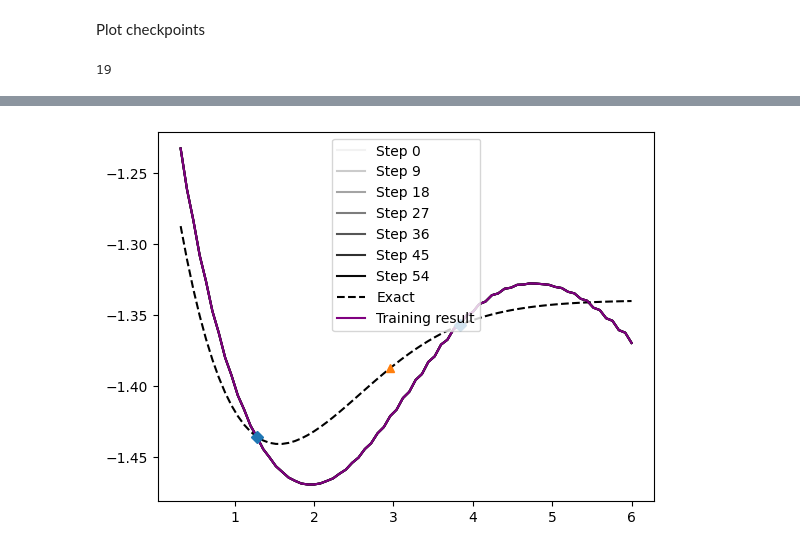
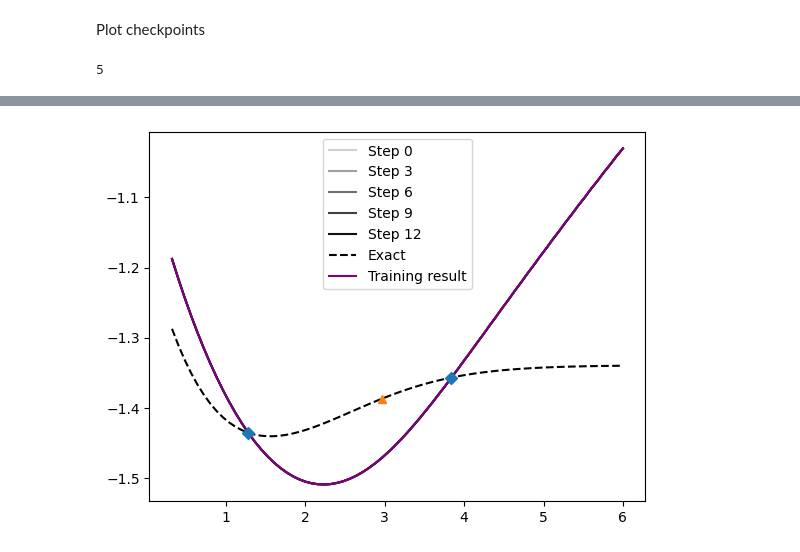
Before and after one commit to jcwang111/nn-dft, a Jupyter notebook: conv_jax_nn.ipynb, the cells around one changed output, grey strips where cells are left out. Saved outputs shown, nothing was run; the diff lists cells and outputs as text; code cells hidden in the pictures.

Commit message:
fixed important error: all previous graphs are actually wrong

```diff
--- a/conv_jax_nn.ipynb
+++ b/conv_jax_nn.ipynb
@@ -292,6 +292,7 @@ for eta in etas:
         result = train_and_return(eta, init_key)
         if result['valid_loss'] < best_valid_loss:
             best_result = result
+            best_valid_loss = result['valid_loss']
 # %% [output]
 Training Cost: 0.0
 Validation Cost: 0.0073933084
@@ -353,29 +339,29 @@ Plot checkpoints
 # %%
 result = best_result #train_and_return(1.0, jnp.array([ 310675292, 2884451463], np.uint32))
 loss_record = result['loss_record']
 print(len(loss_record))
 
-for param, step in loss_record[::3]:
+for param, step in loss_record[::]:
   shade = 1 - (step+3) / (result['num_steps']+3)
   plt.plot(data.distances, nuclear_energy+predict(param, data.densities), color=(shade, shade, shade), label=f'Step {step}')
 
 plt.plot(data.distances, nuclear_energy+total_energies, linestyle='dashed', color='black', label='Exact')
 plt.plot(data.distances, nuclear_energy+predict(result['params'], data.densities), color='purple', label='Training result')
 plt.plot(data.distances[train_mask], (nuclear_energy+total_energies)[train_mask], marker='D', linestyle='None')
 plt.plot(data.distances[validation_mask], (nuclear_energy+total_energies)[validation_mask], marker='^', linestyle='None')
 
 plt.legend()
 
 plt.rcParams.update(plt.rcParamsDefault)
 
 from google.colab import files
 filename = "silu_original.png"
 plt.savefig(filename)
 files.download(filename)
 
 plt.show()
 # %% [output]
-19
+5
 [interactive output not drawn]
 [interactive output not drawn]
-[figure, old version]
+[figure, new version]
```
Also changed, not shown: parts of 2 cells of this notebook.
